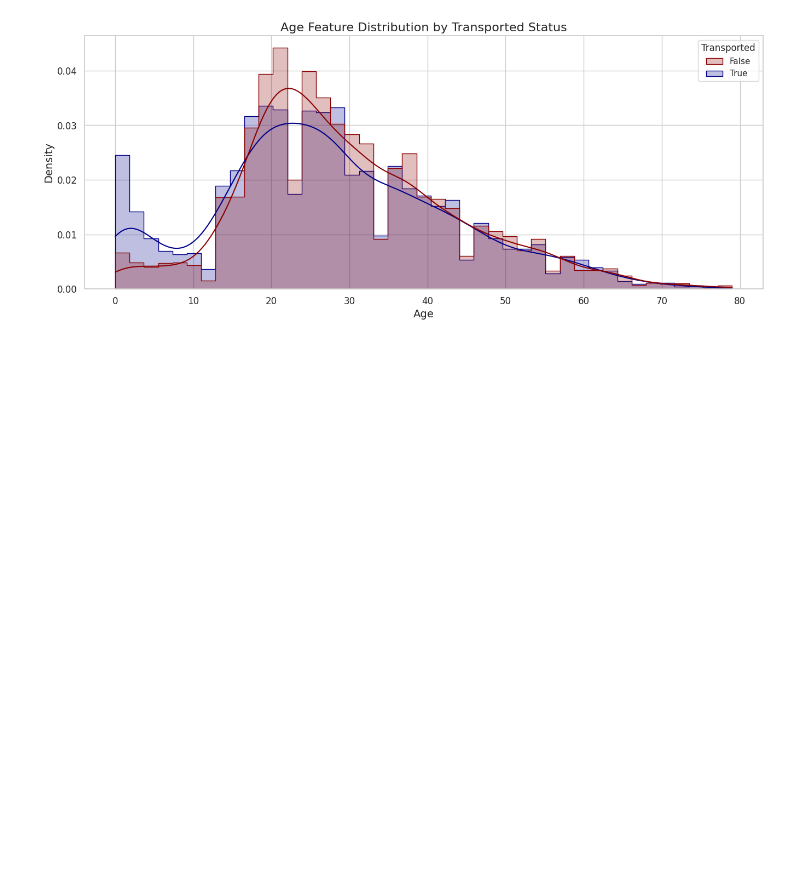
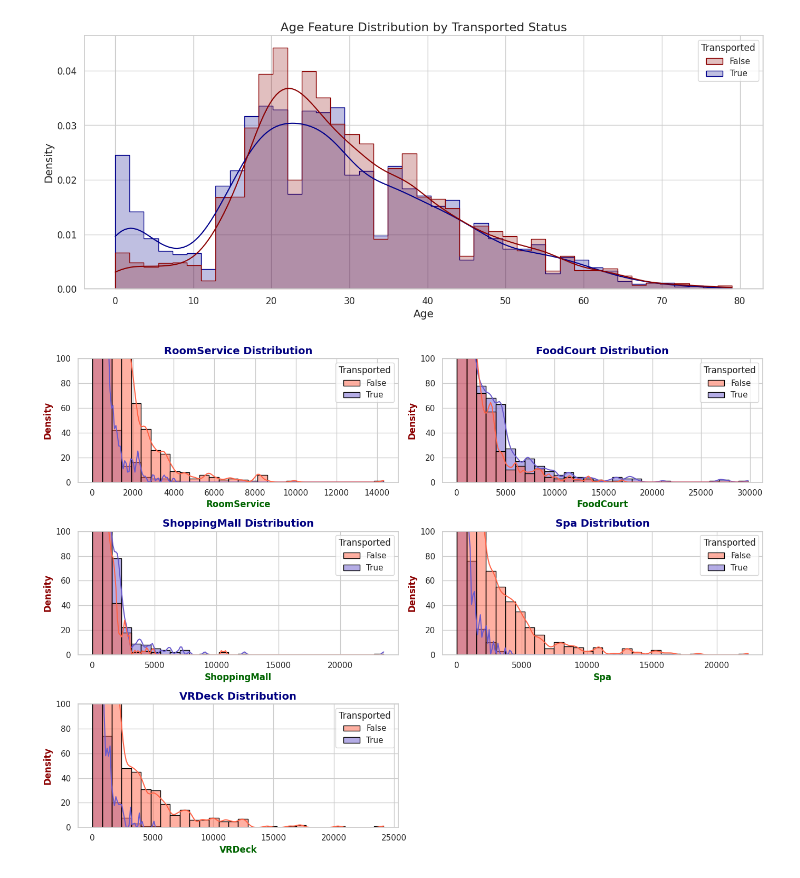
Before and after one commit to 7PAM2015-0509-2023-Team-8/Kaggle-Challenge, a Jupyter notebook: Kaggle_Challenge.ipynb, the cells around one changed output. Drawn from its saved outputs; the diff is of its cells as text; code cells hidden in the pictures; blank space fills up the shorter version.

```diff
--- a/Kaggle_Challenge.ipynb
+++ b/Kaggle_Challenge.ipynb
@@ -201,3 +201,33 @@ plt.yticks(fontsize=12)
 plt.show()
 # %% [output]
 [figure]
+# %%
+# Define expenditure columns
+exp_cols = ["RoomService", "FoodCourt", "ShoppingMall", "Spa", "VRDeck"]
+
+# Set custom colors for plot
+custom_palette = ["#FF6347", "#6A5ACD"]  # Tomato and SlateBlue
+
+# Create the plot
+plt.figure(figsize=(14, 10))
+
+for idx, column in enumerate(exp_cols):
+    plt.subplot(3, 2, idx + 1)
+    sns.histplot(
+        x=column,
+        hue="Transported",
+        data=train_df,
+        bins=30,
+        kde=True,
+        palette=custom_palette,
+        edgecolor='black',  # Add black edges to bars for visibility
+    )
+    plt.title(f"{column} Distribution", fontsize=14, fontweight='bold', color='navy')
+    plt.xlabel(column, fontsize=12, fontweight='bold', color='darkgreen')
+    plt.ylabel("Density", fontsize=12, fontweight='bold', color='darkred')
+    plt.ylim(0, 100)
+    plt.tight_layout()
+
+plt.show()
+# %% [output]
+[figure, added]
```
Also changed, not shown: parts of 3 cells of this notebook.
